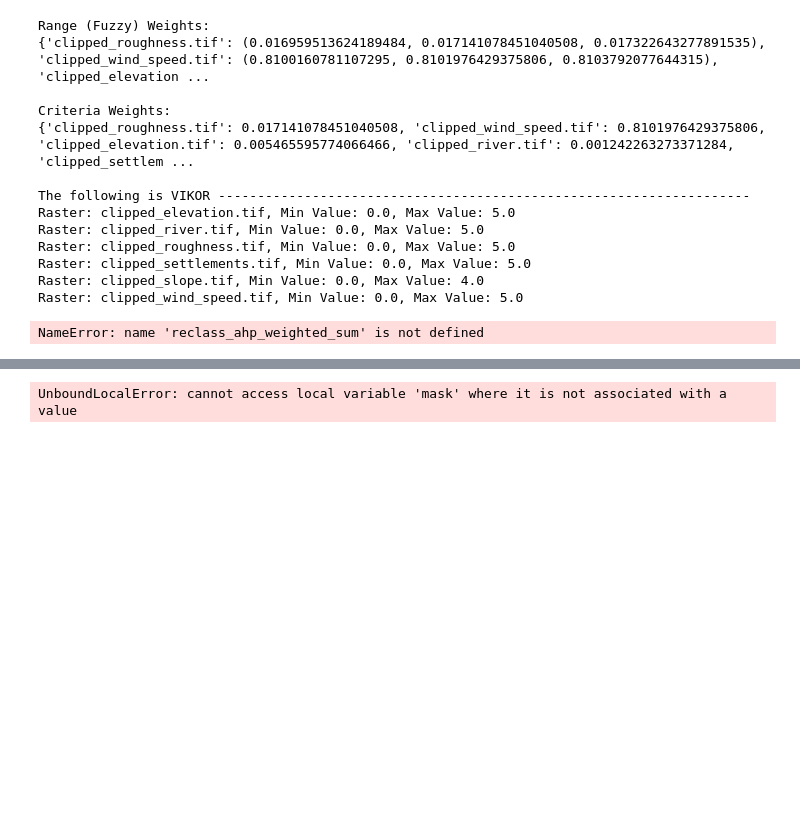
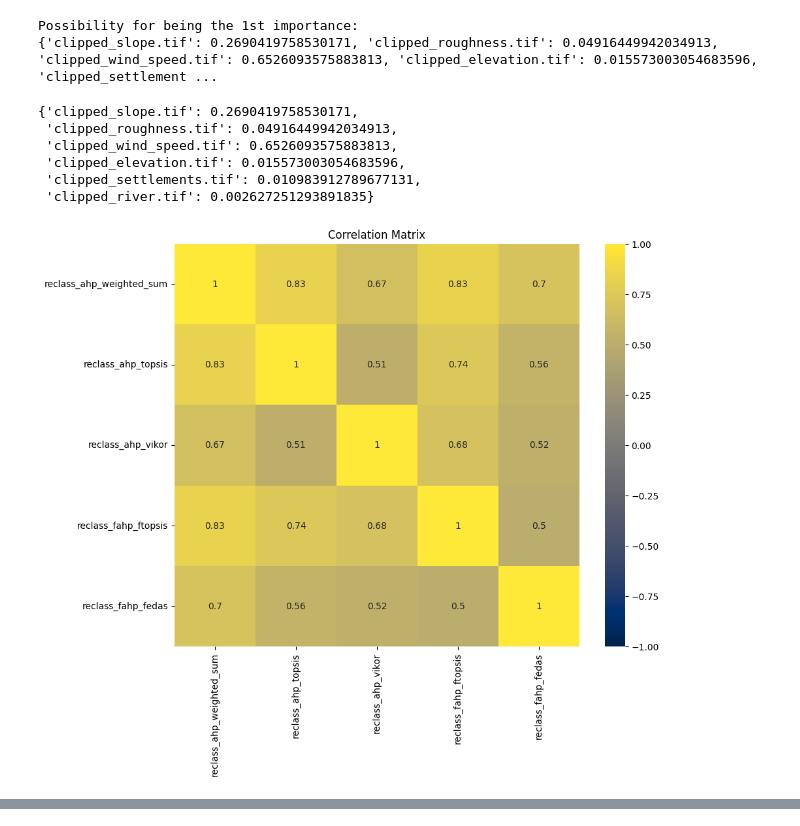
Before and after one commit to jamestse1114/Open-source-Tools-for-Solar-Energy-Site-Selection, a Jupyter notebook: example.ipynb, the cells around one changed output, grey strips where cells are left out. Saved outputs shown, nothing was run; the diff lists cells and outputs as text; code cells hidden in the pictures; blank space fills up the shorter version.

```diff
--- a/example.ipynb
+++ b/example.ipynb
@@ -40,6 +38,12 @@ ahp_weighted_sum, reclass_ahp_weighted_sum = result
 
 result = hk_wind.topsis()
 ahp_topsis, reclass_ahp_topsis = result
+
+result = hk_wind.vikor()
+ahp_vikor, reclass_ahp_vikor = result
+
+result = hk_wind.edas()
+ahp_edas, reclass_ahp_edas = result
 # %% [output]
 The following is ahp -----------------------------------------------------------------------
 Please provide the value representing the importance of each criterion:
@@ -72,37 +90,28 @@ Raster: clipped_settlements.tif, Min Value: 0.0, Max Value: 5.0
 Raster: clipped_slope.tif, Min Value: 0.0, Max Value: 4.0
 Raster: clipped_wind_speed.tif, Min Value: 0.0, Max Value: 5.0
 # %%
-# dempster-shafer weights
+# dempster-shafer weight validation
 experts_opinion = [
     {'clipped_elevation.tif': 0.11, 'clipped_river.tif': 0.085, 'clipped_roughness.tif': 0.15, 'clipped_settlements.tif': 0.075, 'clipped_slope.tif': 0.23, 'clipped_wind_speed.tif': 0.35},
-    {'clipped_elevation.tif': 0.09, 'clipped_river.tif': 0.04, 'clipped_roughness.tif': 0.14, 'clipped_settlements.tif': 0.09, 'clipped_slope.tif': 0.26, 'clipped_wind_speed.tif': 0.38},
+    {'clipped_elevation.tif': 0.09, 'clipped_river.tif': 0.04, 'clipped_roughness.tif': 0.14, 'clipped_settlements.tif': 0.09, 'clipped_slope.tif': 0.26, 'clipped_wind_speed.tif': 0.28},
     {'clipped_elevation.tif': 0.08, 'clipped_river.tif': 0.03, 'clipped_roughness.tif': 0.13, 'clipped_settlements.tif': 0.08, 'clipped_slope.tif': 0.27, 'clipped_wind_speed.tif': 0.41},
-    {'clipped_elevation.tif': 0.07, 'clipped_river.tif': 0.02, 'clipped_roughness.tif': 0.12, 'clipped_settlements.tif': 0.07, 'clipped_slope.tif': 0.28, 'clipped_wind_speed.tif': 0.44},
-    {'clipped_elevation.tif': 0.06, 'clipped_river.tif': 0.01, 'clipped_roughness.tif': 0.11, 'clipped_settlements.tif': 0.06, 'clipped_slope.tif': 0.29, 'clipped_wind_speed.tif': 0.47}
-]
-dst_range_weights, dst_criteria_weights = hk_wind.dst(experts_opinion)
-
-result = hk_wind.vikor()
-dst_vikor, reclass_dst_vikor = result
+   ]
+hk_wind.dst(experts_opinion)
 # %% [output]
-Range (Fuzzy) Weights:
-{'clipped_roughness.tif': (0.016959513624189484, 0.017141078451040508, 0.017322643277891535), 'clipped_wind_speed.tif': (0.8100160781107295, 0.8101976429375806, 0.8103792077644315), 'clipped_elevation ...
-
-Criteria Weights:
-{'clipped_roughness.tif': 0.017141078451040508, 'clipped_wind_speed.tif': 0.8101976429375806, 'clipped_elevation.tif': 0.005465595774066466, 'clipped_river.tif': 0.001242263273371284, 'clipped_settlem ...
-
-The following is VIKOR --------------------------------------------------------------------
-Raster: clipped_elevation.tif, Min Value: 0.0, Max Value: 5.0
-Raster: clipped_river.tif, Min Value: 0.0, Max Value: 5.0
-Raster: clipped_roughness.tif, Min Value: 0.0, Max Value: 5.0
-Raster: clipped_settlements.tif, Min Value: 0.0, Max Value: 5.0
-Raster: clipped_slope.tif, Min Value: 0.0, Max Value: 4.0
-Raster: clipped_wind_speed.tif, Min Value: 0.0, Max Value: 5.0
+Possibility for being the 1st importance:
+{'clipped_slope.tif': 0.2690419758530171, 'clipped_roughness.tif': 0.04916449942034913, 'clipped_wind_speed.tif': 0.6526093575883813, 'clipped_elevation.tif': 0.015573003054683596, 'clipped_settlement ...
+{'clipped_slope.tif': 0.2690419758530171,
+ 'clipped_roughness.tif': 0.04916449942034913,
+ 'clipped_wind_speed.tif': 0.6526093575883813,
+ 'clipped_elevation.tif': 0.015573003054683596,
+ 'clipped_settlements.tif': 0.010983912789677131,
+ 'clipped_river.tif': 0.002627251293891835}
 # %%
 gismcda.correlation_matrix({"reclass_ahp_weighted_sum": reclass_ahp_weighted_sum,
                             "reclass_ahp_topsis": reclass_ahp_topsis,
+                            "reclass_ahp_vikor": reclass_ahp_vikor,
                             "reclass_fahp_ftopsis": reclass_fahp_ftopsis,
-                            "reclass_fahp_fedas": reclass_fahp_fedas,
-                            "reclass_dst_vikor": reclass_dst_vikor})
+                            "reclass_fahp_fedas": reclass_fahp_fedas
+                            })
 # %% [output]
-NameError: name 'reclass_ahp_weighted_sum' is not defined
+[figure, added]
@@ -109,9 +123,0 @@ NameError: name 'reclass_ahp_weighted_sum' is not defined
-# %%
-# gismcda.reclass_suitability(num_of_class, raster, study_area_shp=None)
-import gismcda
-from gismcda import GisMcda
-gismcda.reclass_common_plot("reclass_suitability",
-                            base_layer="hk_wind_turbine_site_selection_case_study/study_area/study_area_without_constraints.shp",
-                            same_value=5)
-# %% [output]
-UnboundLocalError: cannot access local variable 'mask' where it is not associated with a value
```
Also changed, not shown: parts of 8 cells of this notebook, 20 other files.
